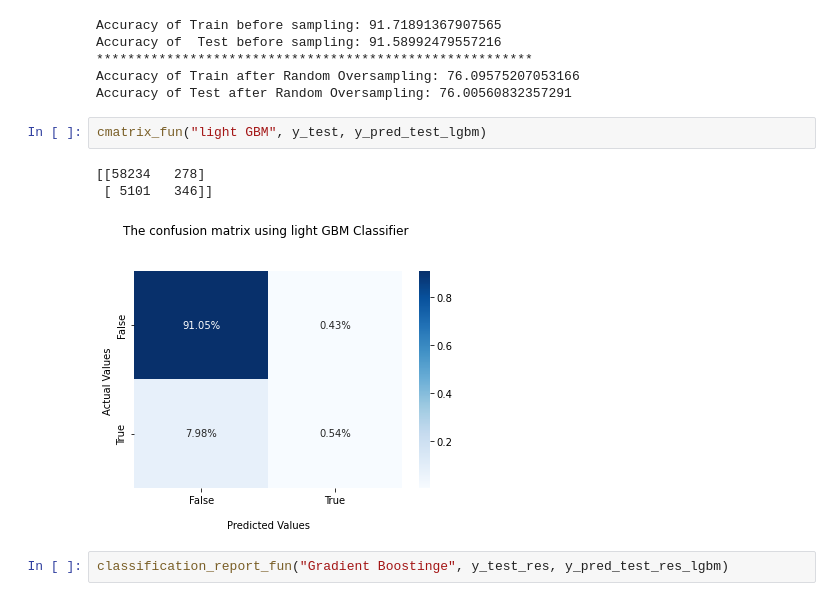
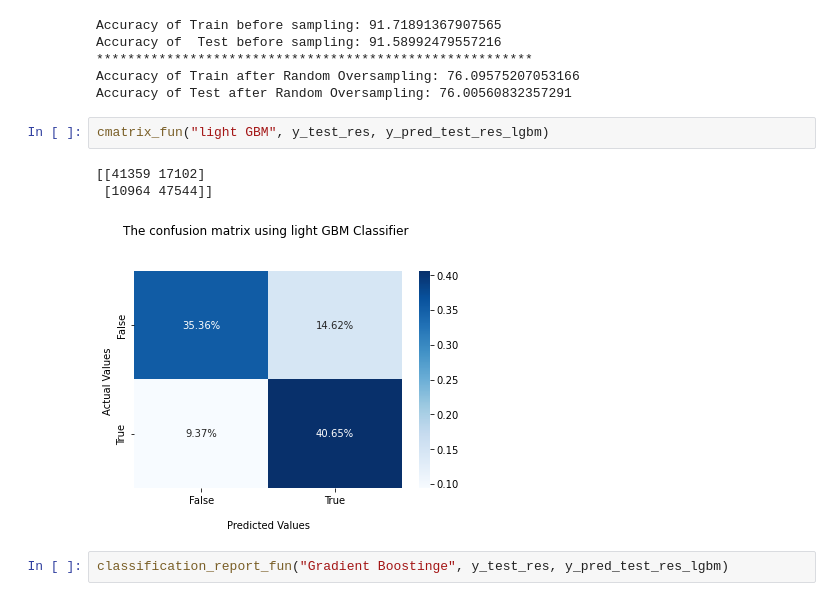
Before and after one commit to ahmedelsayed968/ML-Project, a Jupyter notebook: data analysis/Modeling.ipynb, the cells around one changed output. Drawn from its saved outputs; the diff is of its cells as text.

```diff
--- a/data analysis/Modeling.ipynb
+++ b/data analysis/Modeling.ipynb
@@ -703,11 +703,11 @@ Accuracy of  Test before sampling: 91.58992479557216
 Accuracy of Train after Random Oversampling: 76.09575207053166
 Accuracy of Test after Random Oversampling: 76.00560832357291
 # %%
-cmatrix_fun("light GBM", y_test, y_pred_test_lgbm)
+cmatrix_fun("light GBM", y_test_res, y_pred_test_res_lgbm)
 # %% [output]
-[[58234   278]
- [ 5101   346]]
+[[41359 17102]
+ [10964 47544]]
-[figure, old version]
+[figure, new version]
 # %%
 classification_report_fun("Gradient Boostinge", y_test_res, y_pred_test_res_lgbm)
 # %% [output]
```
Also changed, not shown: parts of 9 cells of this notebook.
